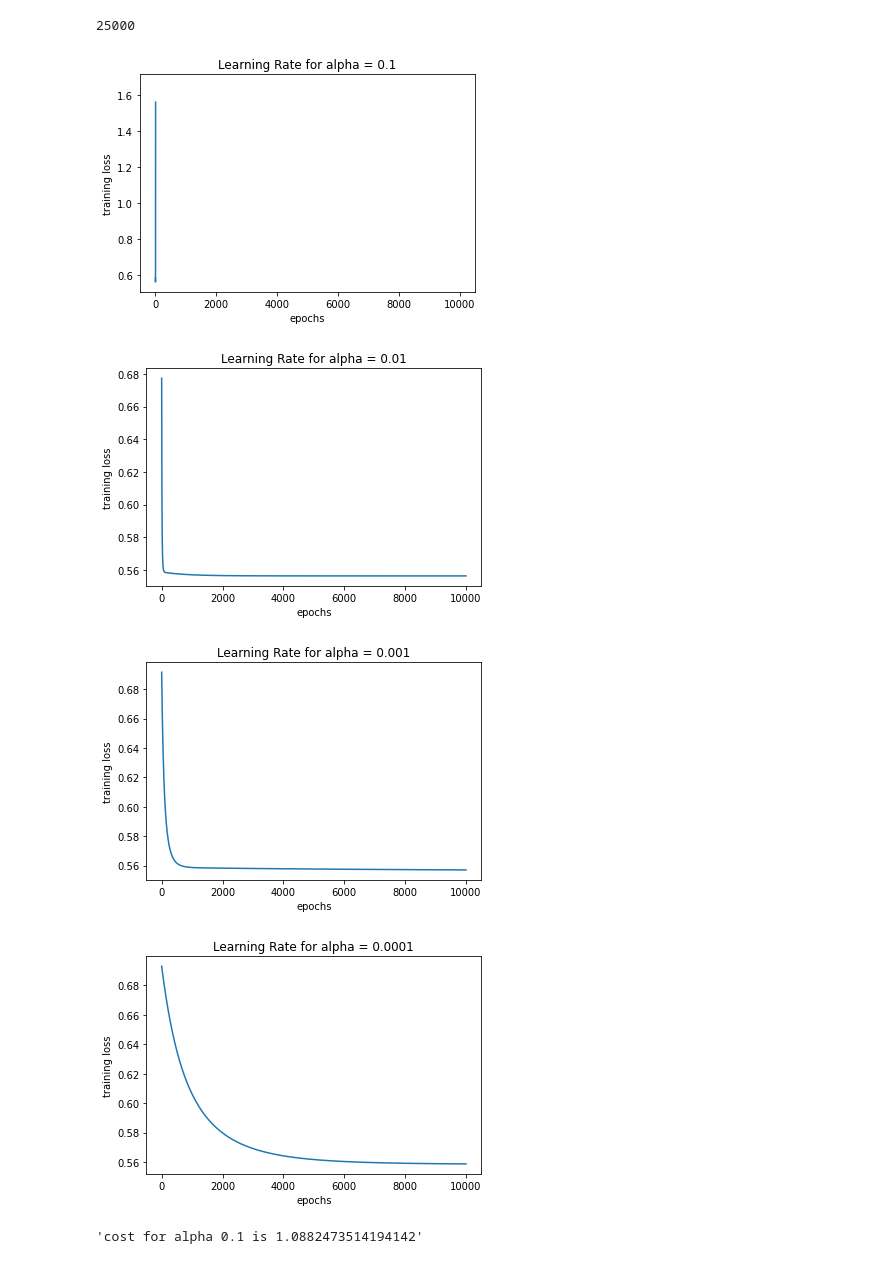
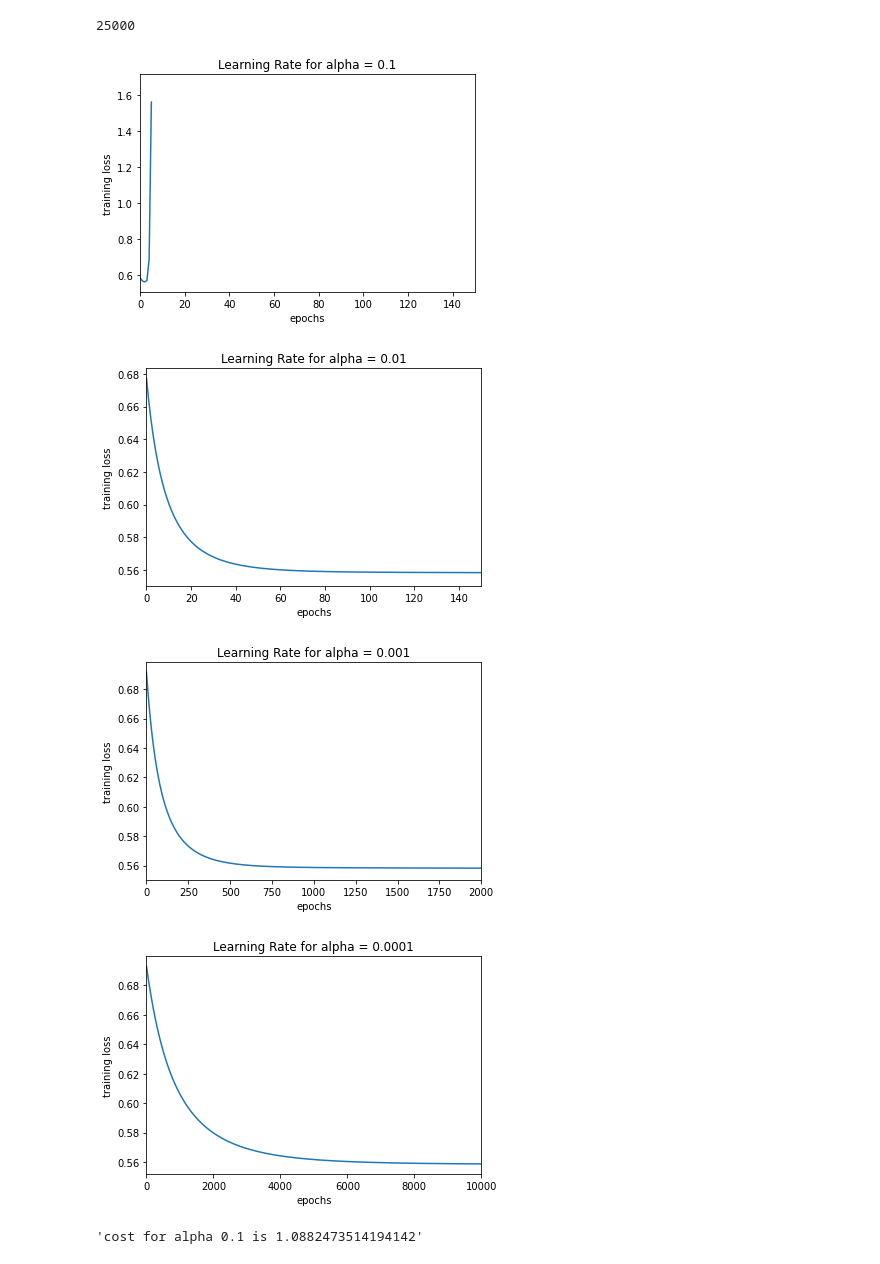
Before and after one commit to MuhammadMahad/ML-assignment-3-Sentiment-Analyzer-Using-Logistic-Regression, a Jupyter notebook: 21100066.ipynb, the cells around one changed output. Saved outputs shown, nothing was run; the diff lists cells and outputs as text; code cells hidden in the pictures.

```diff
--- a/21100066.ipynb
+++ b/21100066.ipynb
@@ -229,19 +229,28 @@ for alpha in alphas:
 # %%
 # plots with no. of iterations/ epochs on x-axis and training / validation loss on y-axis for each alpha
 import matplotlib.pyplot as plt
 
 for i, alpha in enumerate(alphas):
     ep = np.array(list(range(0, n_epoch)))
     plt.plot(ep, costForEachAlpha[i])
     plt.xlabel('epochs')
     plt.ylabel('training loss')
     plt.title('Learning Rate for alpha = ' + str(alpha))
+
+    if alpha == 0.0001:
+          plt.xlim([0,10000])
+          # plt.ylim([20,100])
+    elif alpha == 0.001:
+          plt.xlim([0,2000])
+    else:
+          plt.xlim([0,150])
+
     plt.show()
 # %% [output]
-[figure, old version]
+[figure, new version]
-[figure, old version]
+[figure, new version]
-[figure, old version]
+[figure, new version]
-[figure, old version]
+[figure, new version]
 # %%
 # cost (error) using learned parameters  𝜃  on train set for each alpha
 for i,thetaj in enumerate(thetajForEachAlpha):
```
Also changed, not shown: 1 other file.
